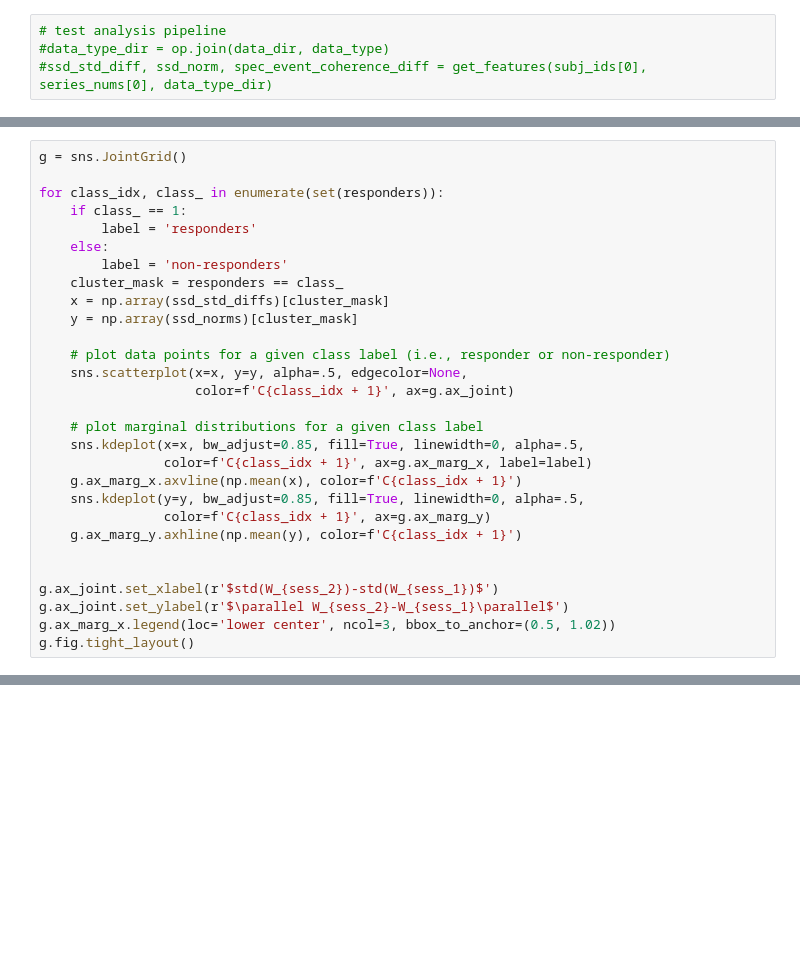
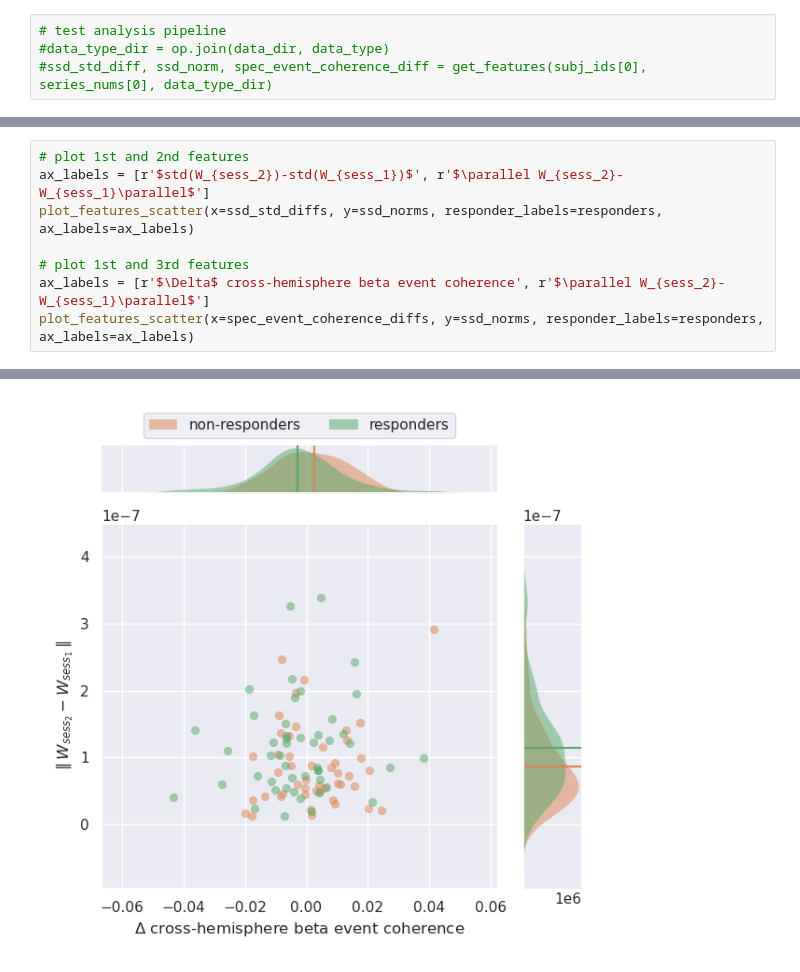
Before and after one commit to rythorpe/brainstorm_challenge, a Jupyter notebook: extract_features.ipynb, the cells around one changed output, grey strips where cells are left out. Saved outputs shown, nothing was run; the diff lists cells and outputs as text; blank space fills up the shorter version.

Commit message:
see if data appears to be linearly separable with PCA

```diff
--- a/extract_features.ipynb
+++ b/extract_features.ipynb
@@ -404,31 +438,11 @@ Estimating covariance using OAS
 # %%
-g = sns.JointGrid()
+# plot 1st and 2nd features
+ax_labels = [r'$std(W_{sess_2})-std(W_{sess_1})$', r'$\parallel W_{sess_2}-W_{sess_1}\parallel$']
+plot_features_scatter(x=ssd_std_diffs, y=ssd_norms, responder_labels=responders, ax_labels=ax_labels)
 
-for class_idx, class_ in enumerate(set(responders)):
-    if class_ == 1:
-        label = 'responders'
-    else:
-        label = 'non-responders'
-    cluster_mask = responders == class_
-    x = np.array(ssd_std_diffs)[cluster_mask]
-    y = np.array(ssd_norms)[cluster_mask]
-
-    # plot data points for a given class label (i.e., responder or non-responder)
-    sns.scatterplot(x=x, y=y, alpha=.5, edgecolor=None,
-                    color=f'C{class_idx + 1}', ax=g.ax_joint)
-
-    # plot marginal distributions for a given class label
-    sns.kdeplot(x=x, bw_adjust=0.85, fill=True, linewidth=0, alpha=.5,
-                color=f'C{class_idx + 1}', ax=g.ax_marg_x, label=label)
-    g.ax_marg_x.axvline(np.mean(x), color=f'C{class_idx + 1}')
-    sns.kdeplot(y=y, bw_adjust=0.85, fill=True, linewidth=0, alpha=.5,
-                color=f'C{class_idx + 1}', ax=g.ax_marg_y)
-    g.ax_marg_y.axhline(np.mean(y), color=f'C{class_idx + 1}')
-
-
-g.ax_joint.set_xlabel(r'$std(W_{sess_2})-std(W_{sess_1})$')
-g.ax_joint.set_ylabel(r'$\parallel W_{sess_2}-W_{sess_1}\parallel$')
-g.ax_marg_x.legend(loc='lower center', ncol=3, bbox_to_anchor=(0.5, 1.02))
-g.fig.tight_layout()
+# plot 1st and 3rd features
+ax_labels = [r'$\Delta$ cross-hemisphere beta event coherence', r'$\parallel W_{sess_2}-W_{sess_1}\parallel$']
+plot_features_scatter(x=spec_event_coherence_diffs, y=ssd_norms, responder_labels=responders, ax_labels=ax_labels)
 # %% [output]
 [figure]
+[figure, added]
```
Also changed, not shown: parts of 5 cells of this notebook.
